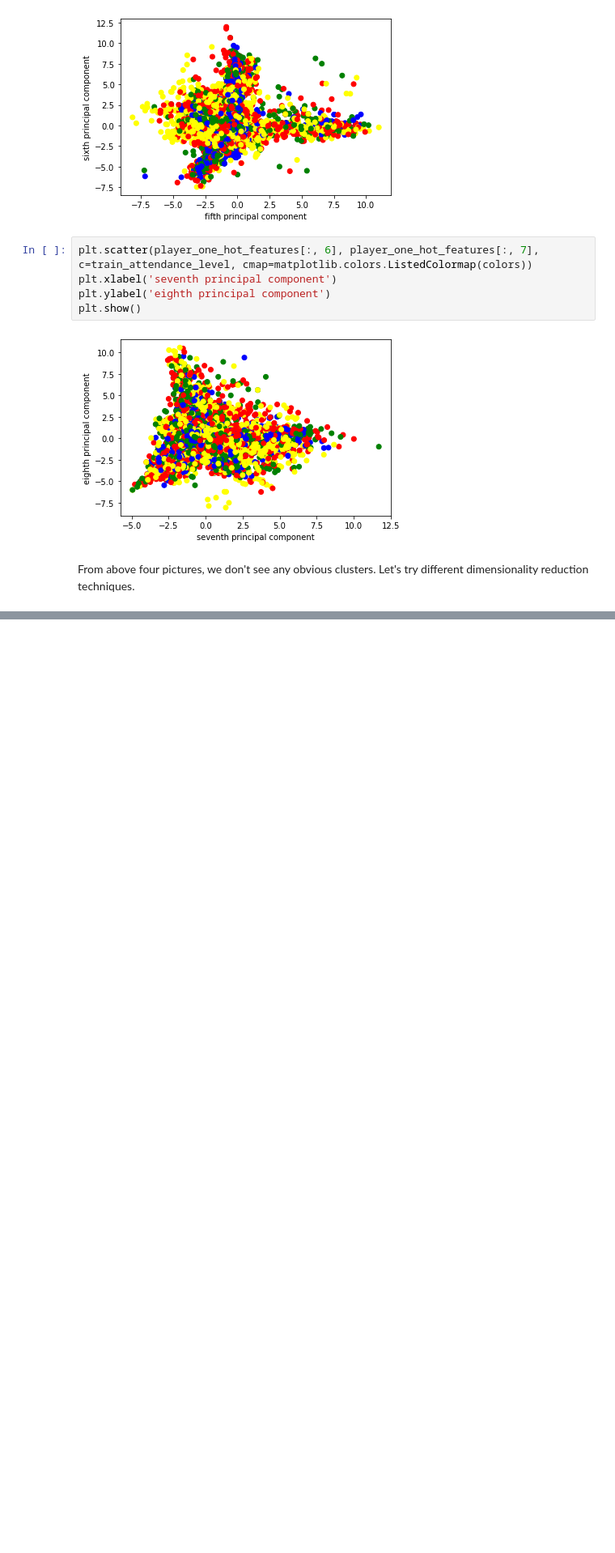
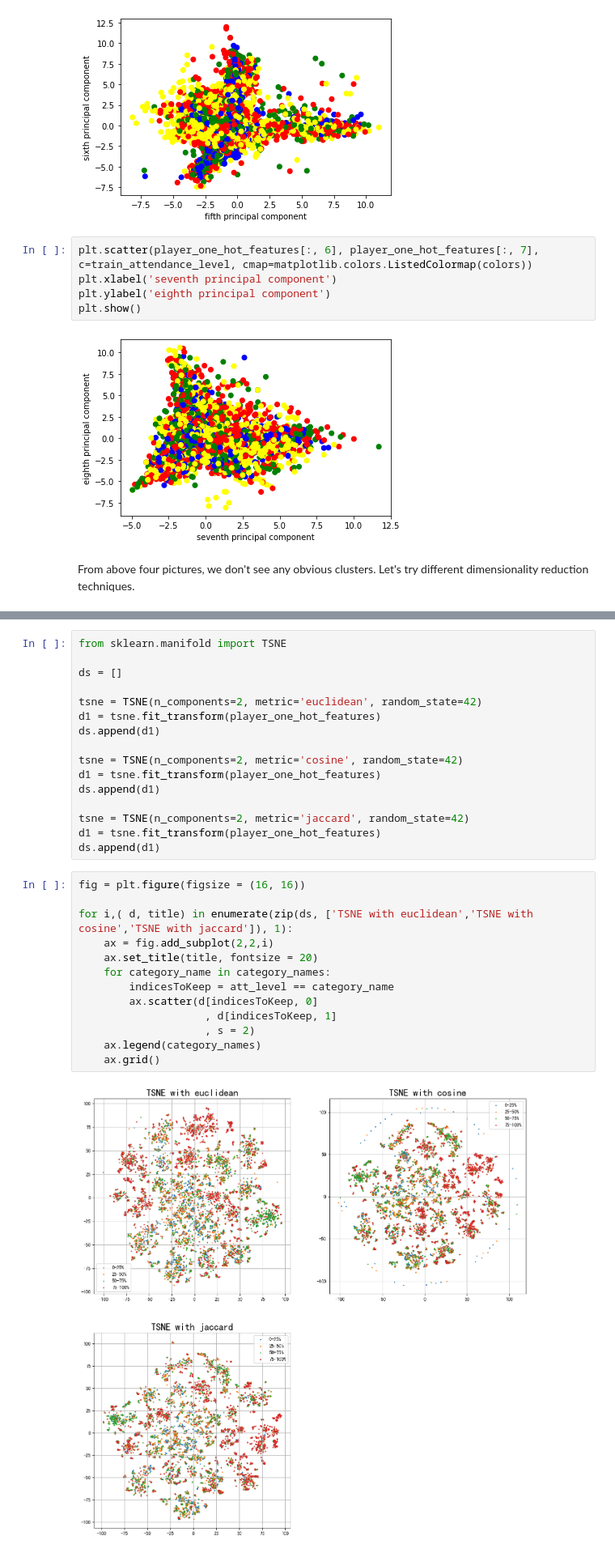
Before and after one commit to RDOGS-Friendz/SLDL-MLB-ATT-Prediction, a Jupyter notebook: statistical-learning/dimension_reduction.ipynb, the cells around one changed output, grey strips where cells are left out. Shown at 81% size. Drawn from its saved outputs; the diff is of its cells as text; blank space fills up the shorter version.

```diff
--- a/statistical-learning/dimension_reduction.ipynb
+++ b/statistical-learning/dimension_reduction.ipynb
@@ -150,0 +258,31 @@ From above four pictures, we don't see any obvious clusters. Let's try different
+# %%
+from sklearn.manifold import TSNE
+
+ds = []
+
+tsne = TSNE(n_components=2, metric='euclidean', random_state=42)
+d1 = tsne.fit_transform(player_one_hot_features)
+ds.append(d1)
+
+tsne = TSNE(n_components=2, metric='cosine', random_state=42)
+d1 = tsne.fit_transform(player_one_hot_features)
+ds.append(d1)
+
+tsne = TSNE(n_components=2, metric='jaccard', random_state=42)
+d1 = tsne.fit_transform(player_one_hot_features)
+ds.append(d1)
+# %%
+fig = plt.figure(figsize = (16, 16))
+
+for i,( d, title) in enumerate(zip(ds, ['TSNE with euclidean','TSNE with cosine','TSNE with jaccard']), 1):
+    ax = fig.add_subplot(2,2,i)
+    ax.set_title(title, fontsize = 20)
+    for category_name in category_names:
+        indicesToKeep = att_level == category_name
+        ax.scatter(d[indicesToKeep, 0]
+                    , d[indicesToKeep, 1]
+                    , s = 2)
+    ax.legend(category_names)
+    ax.grid()
+# %% [output]
+[figure, added]
```
Also changed, not shown: parts of 11 cells of this notebook.
